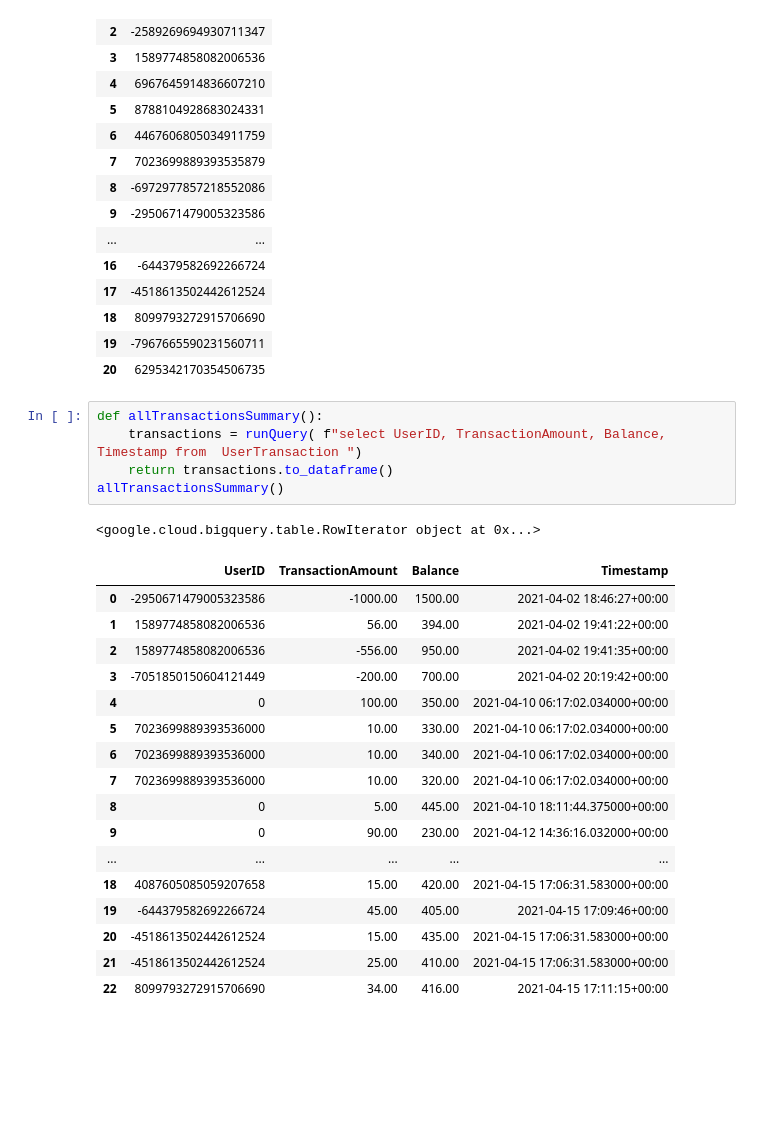
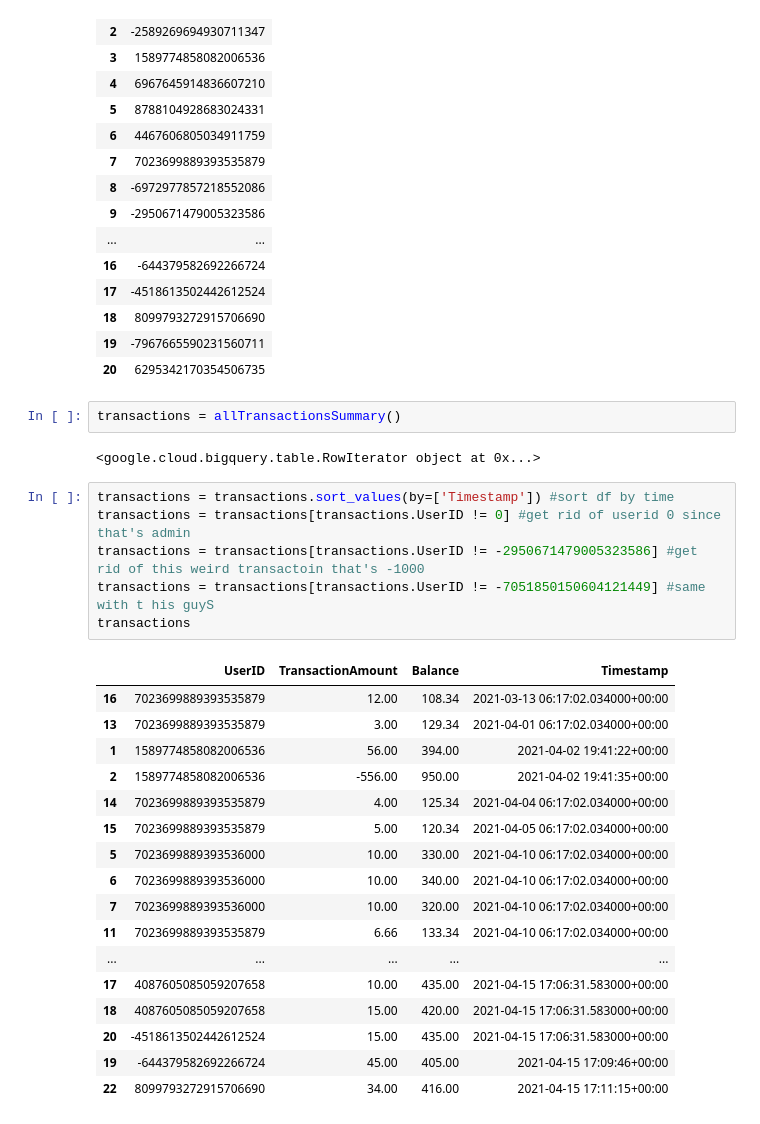
Before and after one commit to PurdueEats/backend, a Jupyter notebook: AllUserSummary.ipynb, the cells around one changed output. Drawn from its saved outputs; the diff is of its cells as text; blank space fills up the shorter version.

```diff
--- a/AllUserSummary.ipynb
+++ b/AllUserSummary.ipynb
@@ -284,27 +241,31 @@ plt.imshow(wordcloud)
 | 18 | 8099793272915706690 |
 | 19 | -7967665590231560711 |
 | 20 | 6295342170354506735 |
-# %%
-def allTransactionsSummary():
-    transactions = runQuery( f"select UserID, TransactionAmount, Balance, Timestamp from  UserTransaction ")
-    return transactions.to_dataframe()
-allTransactionsSummary()
-# %% [output]
-<google.cloud.bigquery.table.RowIterator object at 0x...>
-|  | UserID | TransactionAmount | Balance | Timestamp |
-| 0 | -2950671479005323586 | -1000.00 | 1500.00 | 2021-04-02 18:46:27+00:00 |
-| 1 | 1589774858082006536 | 56.00 | 394.00 | 2021-04-02 19:41:22+00:00 |
-| 2 | 1589774858082006536 | -556.00 | 950.00 | 2021-04-02 19:41:35+00:00 |
-| 3 | -7051850150604121449 | -200.00 | 700.00 | 2021-04-02 20:19:42+00:00 |
-| 4 | 0 | 100.00 | 350.00 | 2021-04-10 06:17:02.034000+00:00 |
-| 5 | 7023699889393536000 | 10.00 | 330.00 | 2021-04-10 06:17:02.034000+00:00 |
-| 6 | 7023699889393536000 | 10.00 | 340.00 | 2021-04-10 06:17:02.034000+00:00 |
-| 7 | 7023699889393536000 | 10.00 | 320.00 | 2021-04-10 06:17:02.034000+00:00 |
-| 8 | 0 | 5.00 | 445.00 | 2021-04-10 18:11:44.375000+00:00 |
-| 9 | 0 | 90.00 | 230.00 | 2021-04-12 14:36:16.032000+00:00 |
-| ... | ... | ... | ... | ... |
-| 18 | 4087605085059207658 | 15.00 | 420.00 | 2021-04-15 17:06:31.583000+00:00 |
-| 19 | -644379582692266724 | 45.00 | 405.00 | 2021-04-15 17:09:46+00:00 |
-| 20 | -4518613502442612524 | 15.00 | 435.00 | 2021-04-15 17:06:31.583000+00:00 |
-| 21 | -4518613502442612524 | 25.00 | 410.00 | 2021-04-15 17:06:31.583000+00:00 |
-| 22 | 8099793272915706690 | 34.00 | 416.00 | 2021-04-15 17:11:15+00:00 |
+# %%
+transactions = allTransactionsSummary()
+# %% [output]
+<google.cloud.bigquery.table.RowIterator object at 0x...>
+# %%
+transactions = transactions.sort_values(by=['Timestamp']) #sort df by time
+transactions = transactions[transactions.UserID != 0] #get rid of userid 0 since that's admin
+transactions = transactions[transactions.UserID != -2950671479005323586] #get rid of this weird transactoin that's -1000
+transactions = transactions[transactions.UserID != -7051850150604121449] #same with t his guyS
+transactions
+# %% [output]
+|  | UserID | TransactionAmount | Balance | Timestamp |
+| 16 | 7023699889393535879 | 12.00 | 108.34 | 2021-03-13 06:17:02.034000+00:00 |
+| 13 | 7023699889393535879 | 3.00 | 129.34 | 2021-04-01 06:17:02.034000+00:00 |
+| 1 | 1589774858082006536 | 56.00 | 394.00 | 2021-04-02 19:41:22+00:00 |
+| 2 | 1589774858082006536 | -556.00 | 950.00 | 2021-04-02 19:41:35+00:00 |
+| 14 | 7023699889393535879 | 4.00 | 125.34 | 2021-04-04 06:17:02.034000+00:00 |
+| 15 | 7023699889393535879 | 5.00 | 120.34 | 2021-04-05 06:17:02.034000+00:00 |
+| 5 | 7023699889393536000 | 10.00 | 330.00 | 2021-04-10 06:17:02.034000+00:00 |
+| 6 | 7023699889393536000 | 10.00 | 340.00 | 2021-04-10 06:17:02.034000+00:00 |
+| 7 | 7023699889393536000 | 10.00 | 320.00 | 2021-04-10 06:17:02.034000+00:00 |
+| 11 | 7023699889393535879 | 6.66 | 133.34 | 2021-04-10 06:17:02.034000+00:00 |
+| ... | ... | ... | ... | ... |
+| 17 | 4087605085059207658 | 10.00 | 435.00 | 2021-04-15 17:06:31.583000+00:00 |
+| 18 | 4087605085059207658 | 15.00 | 420.00 | 2021-04-15 17:06:31.583000+00:00 |
+| 20 | -4518613502442612524 | 15.00 | 435.00 | 2021-04-15 17:06:31.583000+00:00 |
+| 19 | -644379582692266724 | 45.00 | 405.00 | 2021-04-15 17:09:46+00:00 |
+| 22 | 8099793272915706690 | 34.00 | 416.00 | 2021-04-15 17:11:15+00:00 |
```
Also changed, not shown: parts of 10 cells of this notebook.
